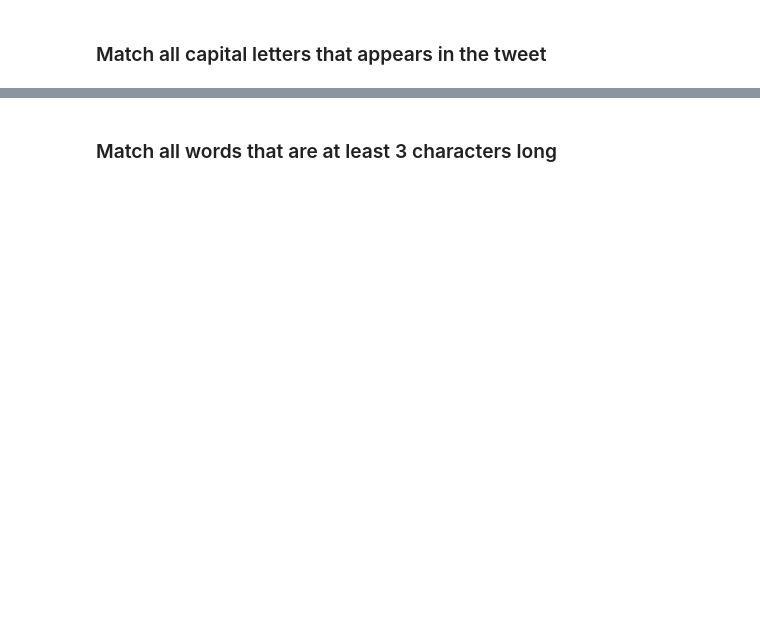
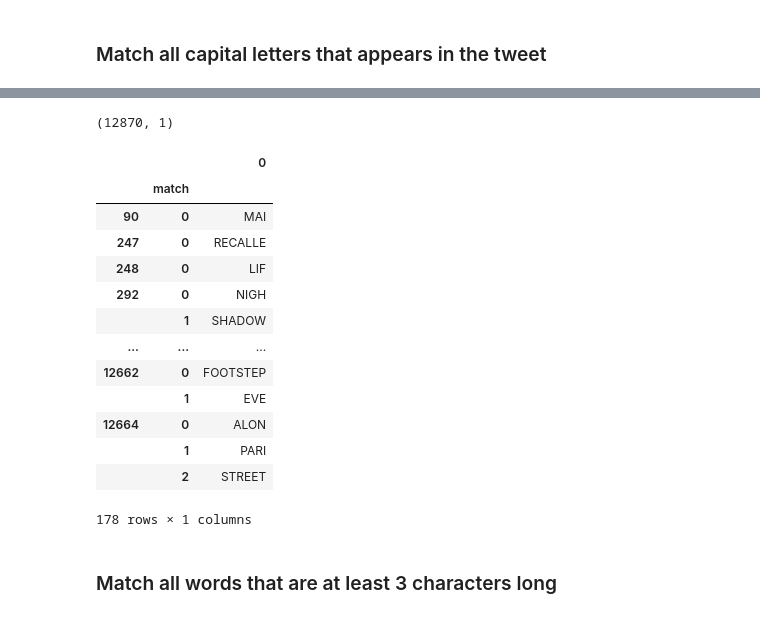
Before and after one commit to ychennay/dso-560-nlp-text-analytics, a Jupyter notebook: week1/Basic Python Operations for Working with Text (In Class).ipynb, the cells around one changed output, grey strips where cells are left out. Cells and saved outputs as stored; diff of their text form; code cells hidden in the pictures; blank space fills up the shorter version.

```diff
--- a/week1/Basic Python Operations for Working with Text (In Class).ipynb
+++ b/week1/Basic Python Operations for Working with Text (In Class).ipynb
@@ -324,10 +379,29 @@ re.search(r'[a-z]', SAMPLE_TWEET)
+# %%
+dickens_text_df.shape
+# %% [output]
+(12870, 1)
 # %%
 # pandas
 
 #match all words with a-z or A-Z with length 3+ and then ends with another
 # a-z character. But returns only the first part (the capture group) -
 # it will chop off the last character
-dickens_text_df["line"].str.extractall(r'([A-Za-z]{3,})[a-z]')
+dickens_text_df["line"].str.extractall(r'([A-Za-z]{3,})[A-Z]')
+# %% [output]
+|  |  | 0 |
+|  | match |  |
+| 90 | 0 | MAI |
+| 247 | 0 | RECALLE |
+| 248 | 0 | LIF |
+| 292 | 0 | NIGH |
+|  | 1 | SHADOW |
+| ... | ... | ... |
+| 12662 | 0 | FOOTSTEP |
+|  | 1 | EVE |
+| 12664 | 0 | ALON |
+|  | 1 | PARI |
+|  | 2 | STREET |
+178 rows × 1 columns
 # %% [markdown]
 ### Match all words that are at least 3 characters long
 # %%
```
Also changed, not shown: parts of 38 cells of this notebook, 7 other files.
